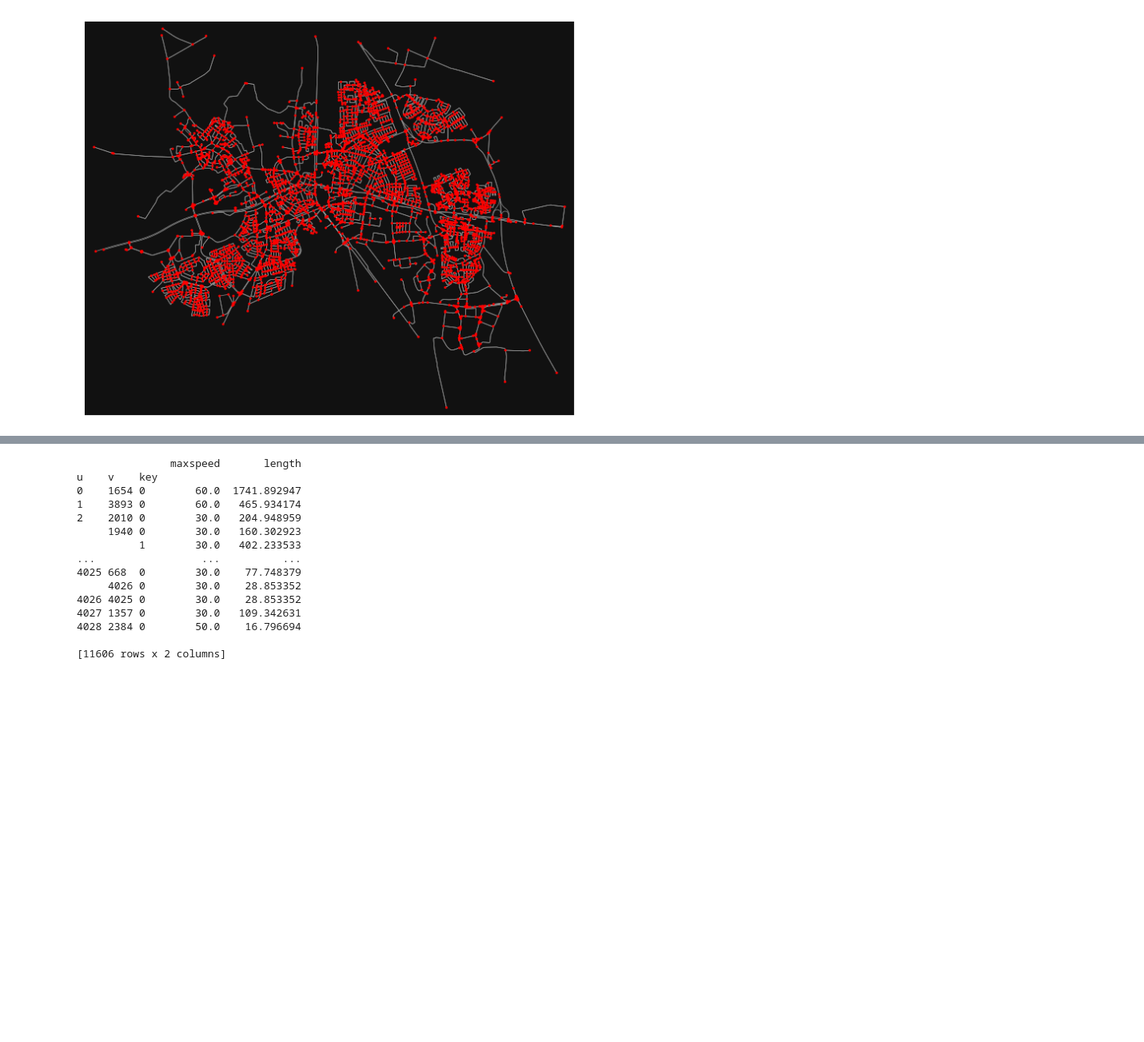
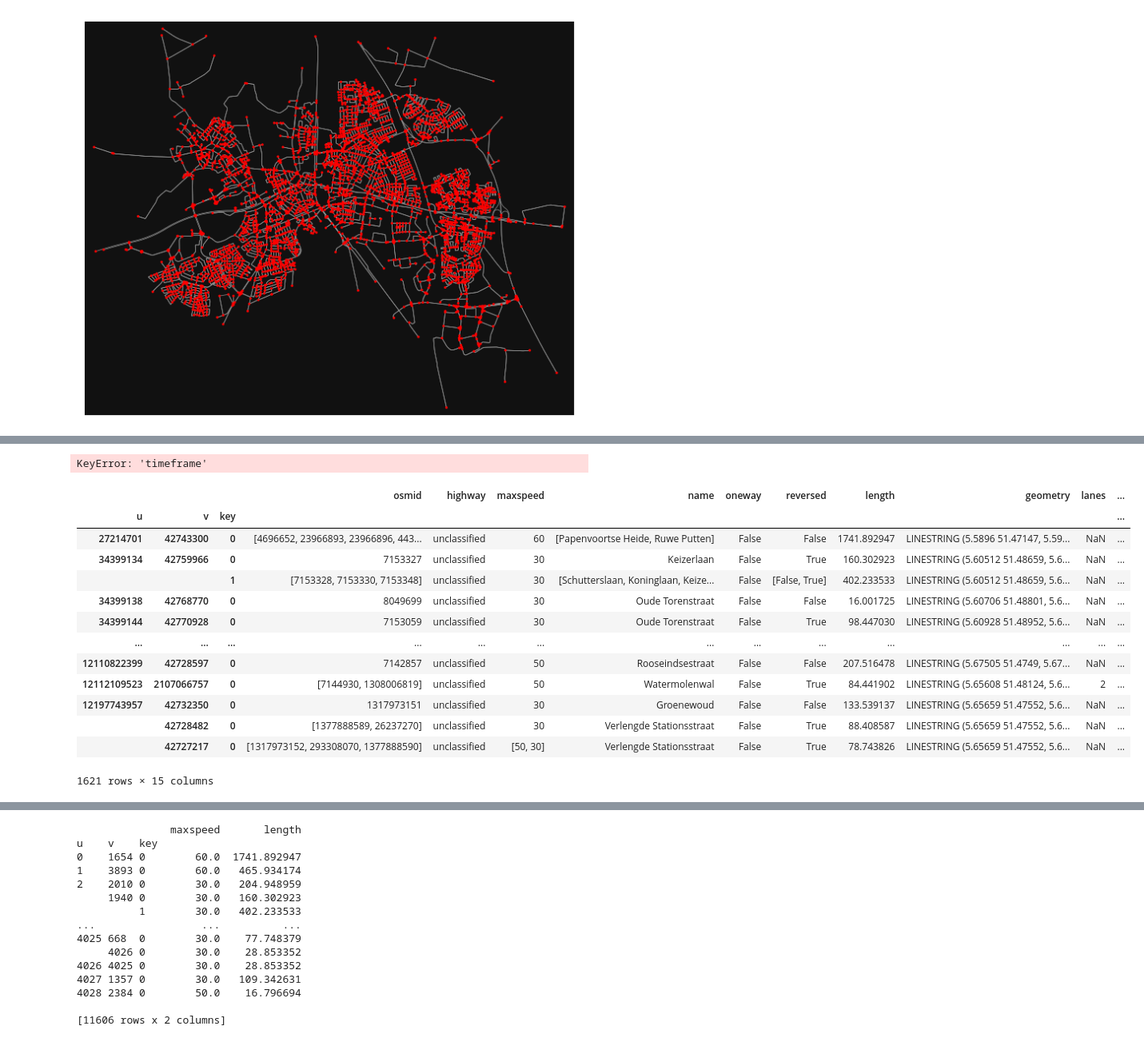
Before and after one commit to Floor99/thesis_ambulance_optimization, a Jupyter notebook: jens_testing.ipynb, the cells around one changed output, grey strips where cells are left out. Shown: that part at 80% size. Cells and saved outputs as stored; diff of their text form; code cells hidden in the pictures; blank space fills up the shorter version.

```diff
--- a/jens_testing.ipynb
+++ b/jens_testing.ipynb
@@ -453,3 +754,32 @@ edges
+# %%
+df_expanded = (
+    time_series
+    .groupby(['node_id','timestamp'], group_keys=False)
+    .apply(expand_group)
+    .drop(columns=['timestamp'])
+    .reset_index(drop=True)
+)
+
+df_expanded
+# %% [output]
+KeyError: 'timeframe'
+# %%
+edges[edges['highway'] == "unclassified"]
+# %% [output]
+|  |  |  | osmid | highway | maxspeed | name | oneway | reversed | length | geometry | lanes | ... |
+| u | v | key |  |  |  |  |  |  |  |  |  | ... |
+| 27214701 | 42743300 | 0 | [4696652, 23966893, 23966896, 443... | unclassified | 60 | [Papenvoortse Heide, Ruwe Putten] | False | False | 1741.892947 | LINESTRING (5.5896 51.47147, 5.59... | NaN | ... |
+| 34399134 | 42759966 | 0 | 7153327 | unclassified | 30 | Keizerlaan | False | True | 160.302923 | LINESTRING (5.60512 51.48659, 5.6... | NaN | ... |
+|  |  | 1 | [7153328, 7153330, 7153348] | unclassified | 30 | [Schutterslaan, Koninglaan, Keize... | False | [False, True] | 402.233533 | LINESTRING (5.60512 51.48659, 5.6... | NaN | ... |
+| 34399138 | 42768770 | 0 | 8049699 | unclassified | 30 | Oude Torenstraat | False | False | 16.001725 | LINESTRING (5.60706 51.48801, 5.6... | NaN | ... |
+| 34399144 | 42770928 | 0 | 7153059 | unclassified | 30 | Oude Torenstraat | False | True | 98.447030 | LINESTRING (5.60928 51.48952, 5.6... | NaN | ... |
+| ... | ... | ... | ... | ... | ... | ... | ... | ... | ... | ... | ... | ... |
+| 12110822399 | 42728597 | 0 | 7142857 | unclassified | 50 | Rooseindsestraat | False | False | 207.516478 | LINESTRING (5.67505 51.4749, 5.67... | NaN | ... |
+| 12112109523 | 2107066757 | 0 | [7144930, 1308006819] | unclassified | 50 | Watermolenwal | False | True | 84.441902 | LINESTRING (5.65608 51.48124, 5.6... | 2 | ... |
+| 12197743957 | 42732350 | 0 | 1317973151 | unclassified | 30 | Groenewoud | False | False | 133.539137 | LINESTRING (5.65659 51.47552, 5.6... | NaN | ... |
+|  | 42728482 | 0 | [1377888589, 26237270] | unclassified | 30 | Verlengde Stationsstraat | False | True | 88.408587 | LINESTRING (5.65659 51.47552, 5.6... | NaN | ... |
+|  | 42727217 | 0 | [1317973152, 293308070, 1377888590] | unclassified | [50, 30] | Verlengde Stationsstraat | False | True | 78.743826 | LINESTRING (5.65659 51.47552, 5.6... | NaN | ... |
+1621 rows × 15 columns
 # %%
 import osmnx as ox
 import matplotlib.pyplot as plt
```
Also changed, not shown: parts of 14 cells of this notebook, 8 other files.
